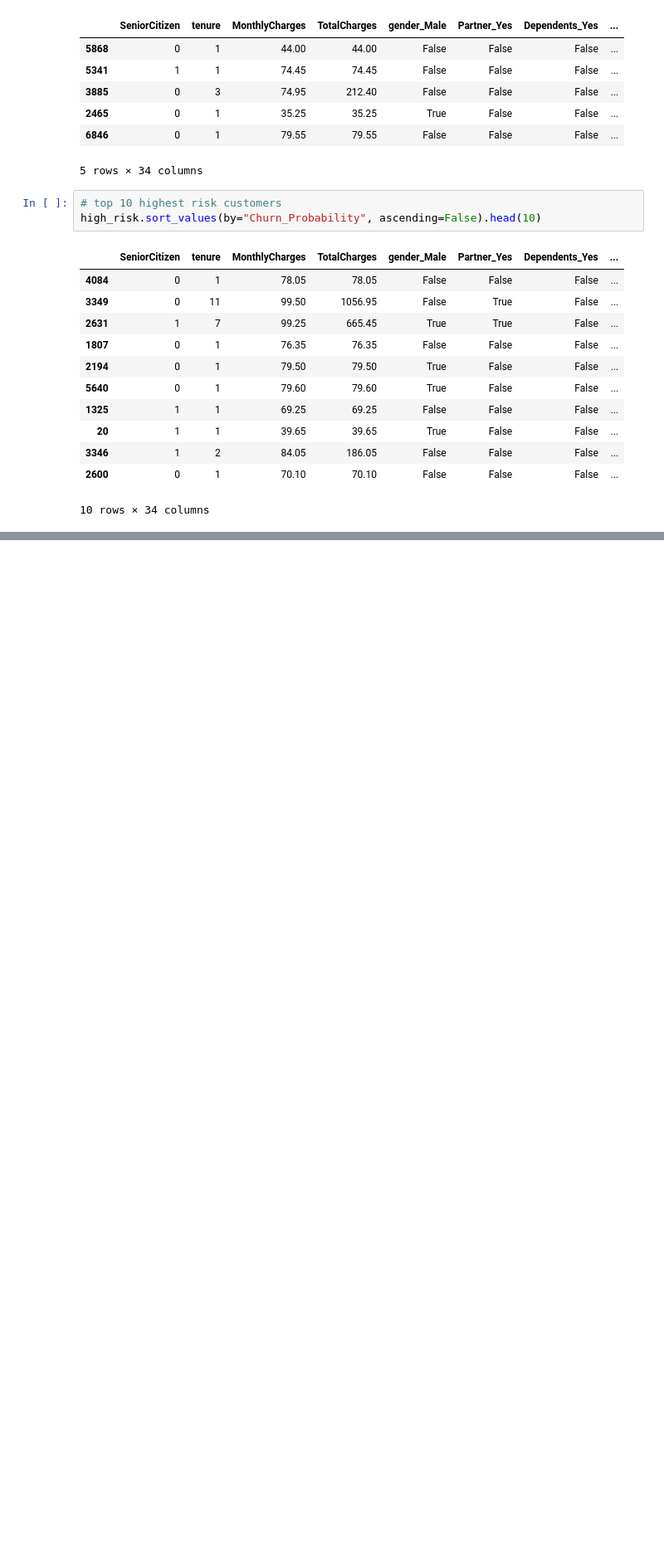
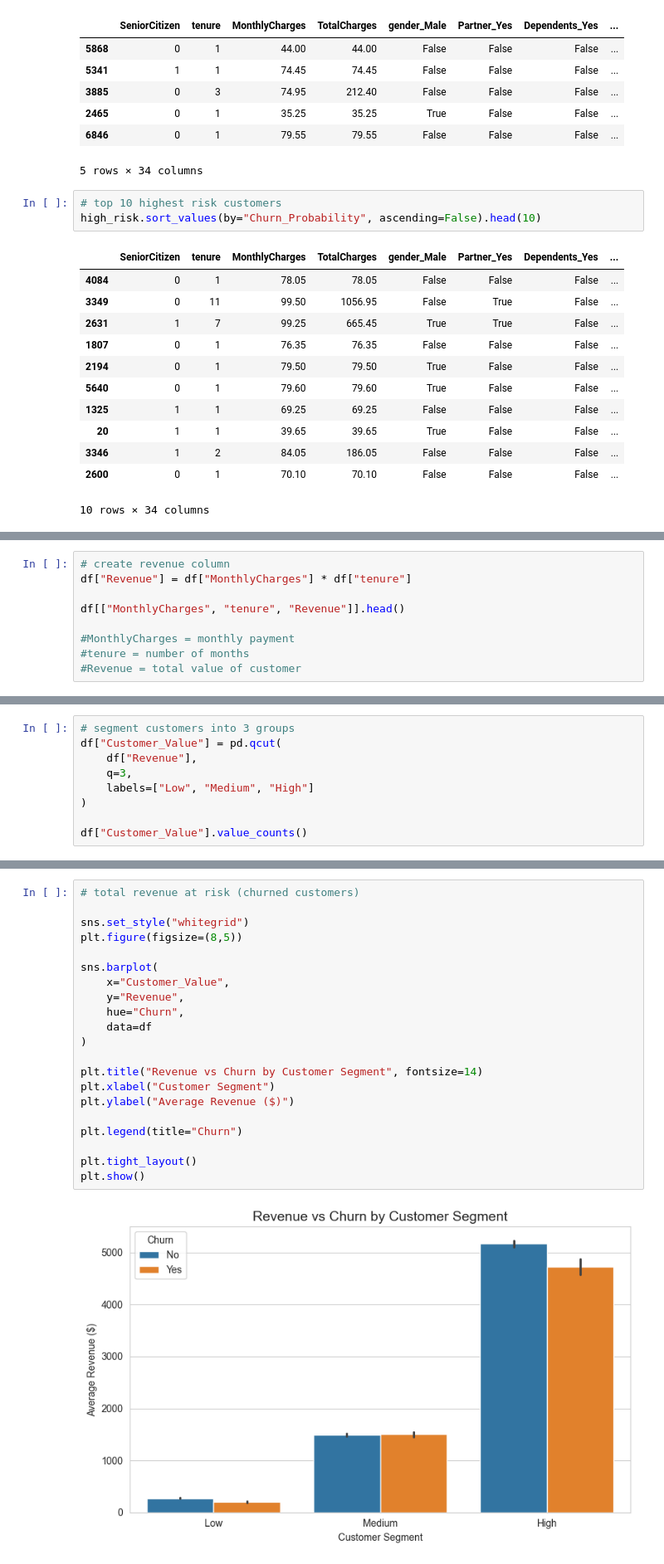
Before and after one commit to Jovaun1/customer-churn-analysis, a Jupyter notebook: churn_analysis.ipynb, the cells around one changed output, grey strips where cells are left out. Shown at 83% size. Drawn from its saved outputs; the diff is of its cells as text; blank space fills up the shorter version.

```diff
--- a/churn_analysis.ipynb
+++ b/churn_analysis.ipynb
@@ -343,0 +353,9 @@ high_risk.sort_values(by="Churn_Probability", ascending=False).head(10)
+# %%
+# create revenue column
+df["Revenue"] = df["MonthlyCharges"] * df["tenure"]
+
+df[["MonthlyCharges", "tenure", "Revenue"]].head()
+
+#MonthlyCharges = monthly payment
+#tenure = number of months
+#Revenue = total value of customer
@@ -343,0 +369,9 @@ high_risk.sort_values(by="Churn_Probability", ascending=False).head(10)
+# %%
+# segment customers into 3 groups
+df["Customer_Value"] = pd.qcut(
+    df["Revenue"],
+    q=3,
+    labels=["Low", "Medium", "High"]
+)
+
+df["Customer_Value"].value_counts()
@@ -343,0 +420,23 @@ high_risk.sort_values(by="Churn_Probability", ascending=False).head(10)
+# %%
+# total revenue at risk (churned customers)
+
+sns.set_style("whitegrid")
+plt.figure(figsize=(8,5))
+
+sns.barplot(
+    x="Customer_Value",
+    y="Revenue",
+    hue="Churn",
+    data=df
+)
+
+plt.title("Revenue vs Churn by Customer Segment", fontsize=14)
+plt.xlabel("Customer Segment")
+plt.ylabel("Average Revenue ($)")
+
+plt.legend(title="Churn")
+
+plt.tight_layout()
+plt.show()
+# %% [output]
+[figure, added]
```
Also changed, not shown: parts of 15 cells of this notebook.
